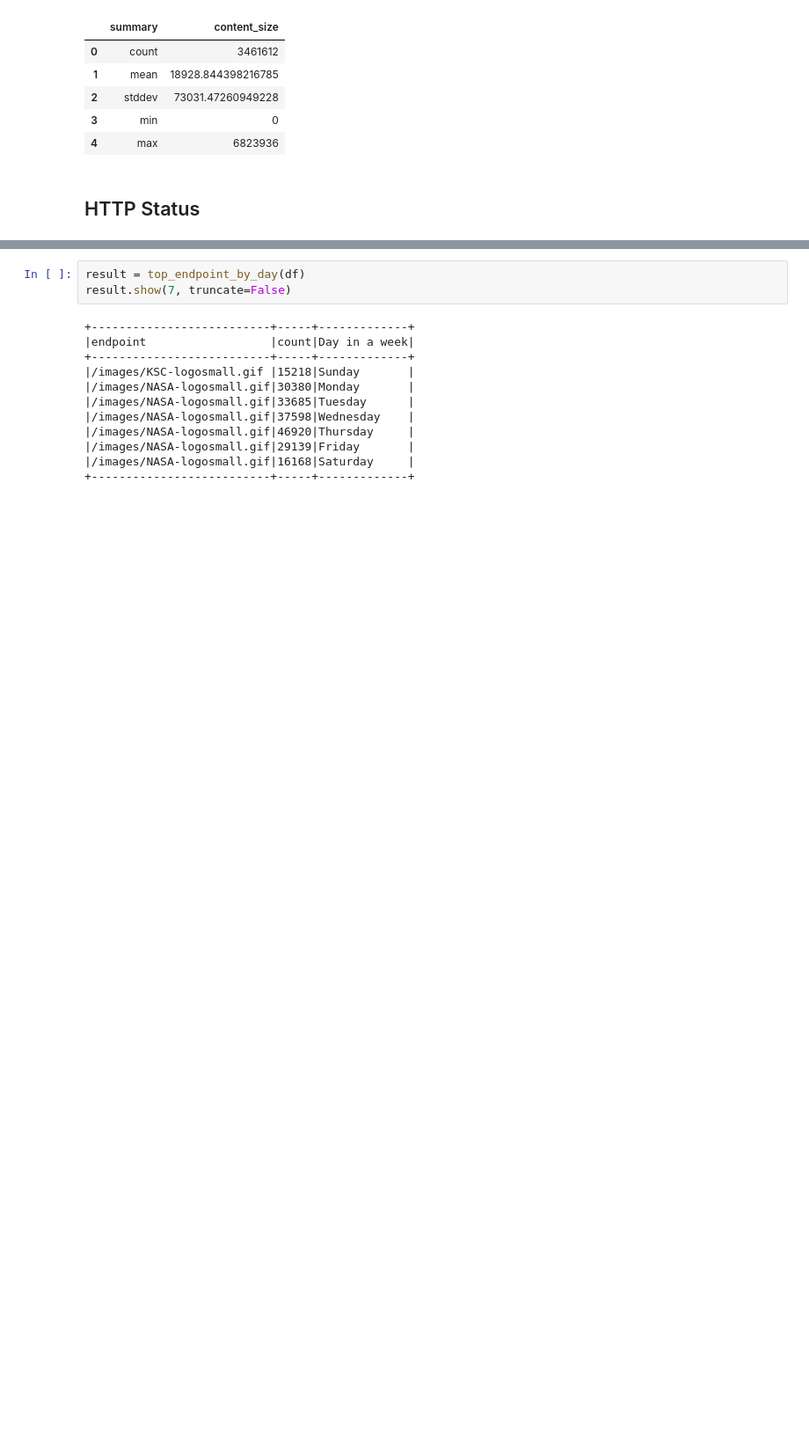
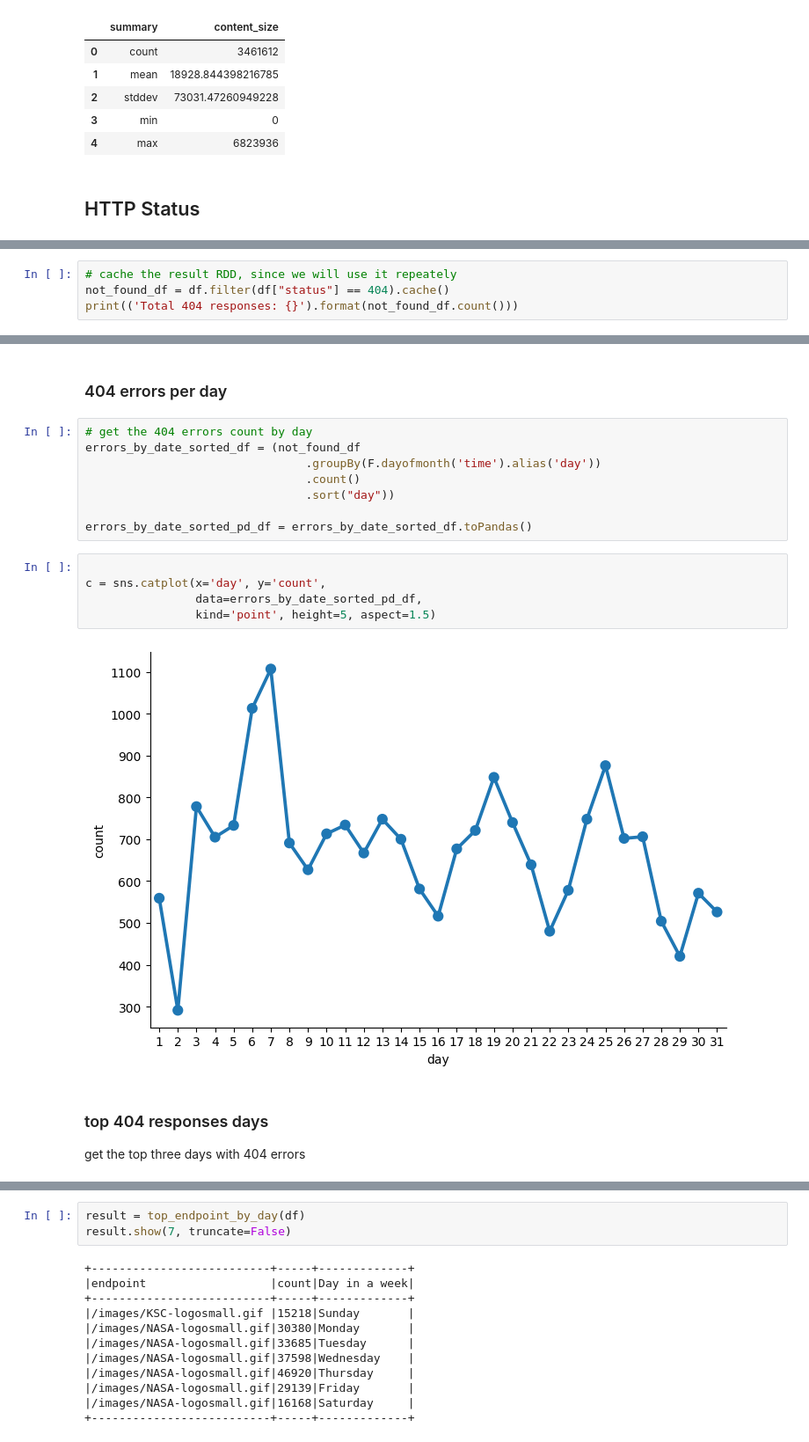
Before and after one commit to XinyiWang-Jessica/log-streaming-analytics, a Jupyter notebook: nasa_log_analysis.ipynb, the cells around one changed output, grey strips where cells are left out. Shown: that part at 88% size. Saved outputs shown, nothing was run; the diff lists cells and outputs as text; blank space fills up the shorter version.

```diff
--- a/nasa_log_analysis.ipynb
+++ b/nasa_log_analysis.ipynb
@@ -201,0 +343,4 @@ top_endpoint(df,10).show(truncate=False)
+# %%
+# cache the result RDD, since we will use it repeately
+not_found_df = df.filter(df["status"] == 404).cache()
+print(('Total 404 responses: {}').format(not_found_df.count()))
@@ -201,0 +410,20 @@ top_endpoint(df,10).show(truncate=False)
+# %% [markdown]
+### 404 errors per day
+# %%
+# get the 404 errors count by day
+errors_by_date_sorted_df = (not_found_df
+                                .groupBy(F.dayofmonth('time').alias('day'))
+                                .count()
+                                .sort("day"))
+
+errors_by_date_sorted_pd_df = errors_by_date_sorted_df.toPandas()
+# %%
+
+c = sns.catplot(x='day', y='count',
+                data=errors_by_date_sorted_pd_df,
+                kind='point', height=5, aspect=1.5)
+# %% [output]
+[figure, added]
+# %% [markdown]
+### top 404 responses days
+get the top three days with 404 errors
```
Also changed, not shown: parts of 42 cells of this notebook.
